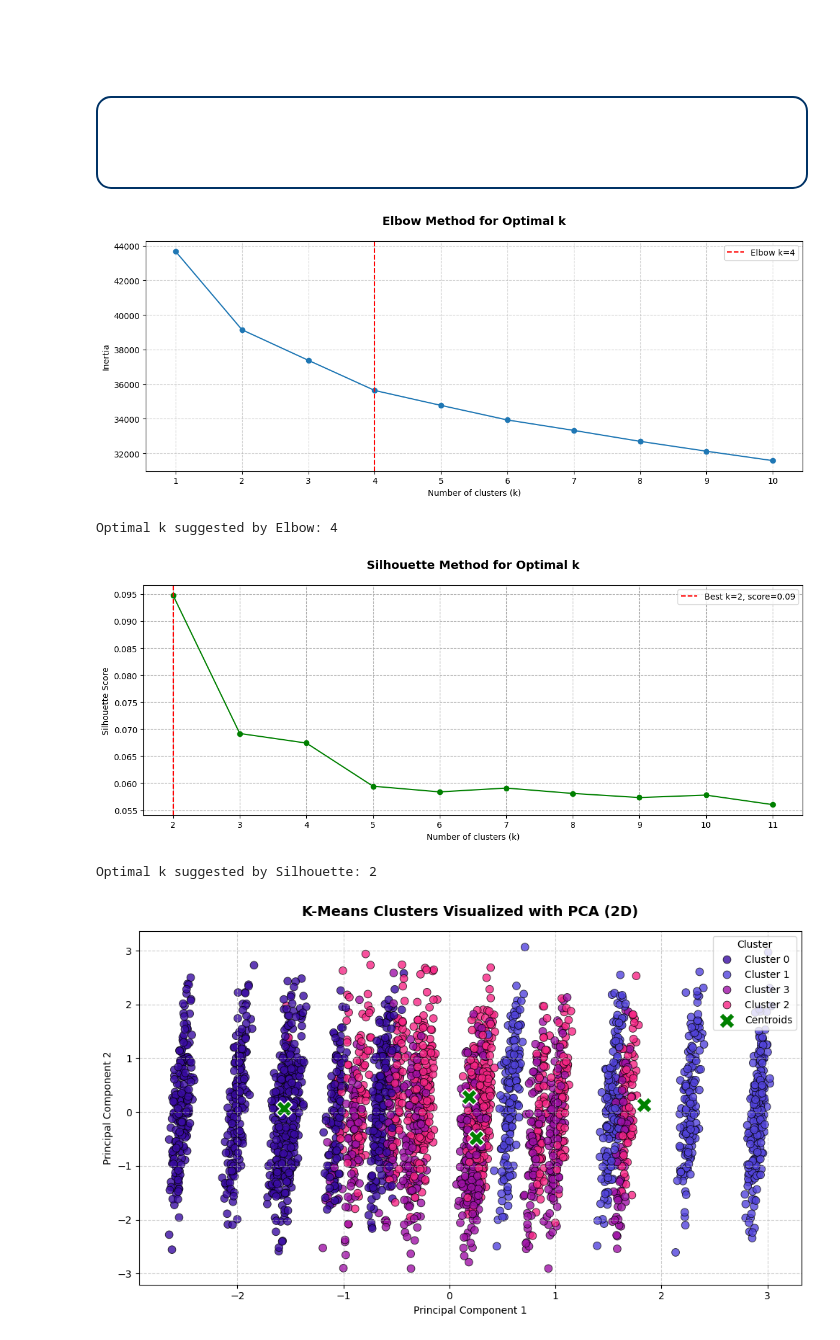
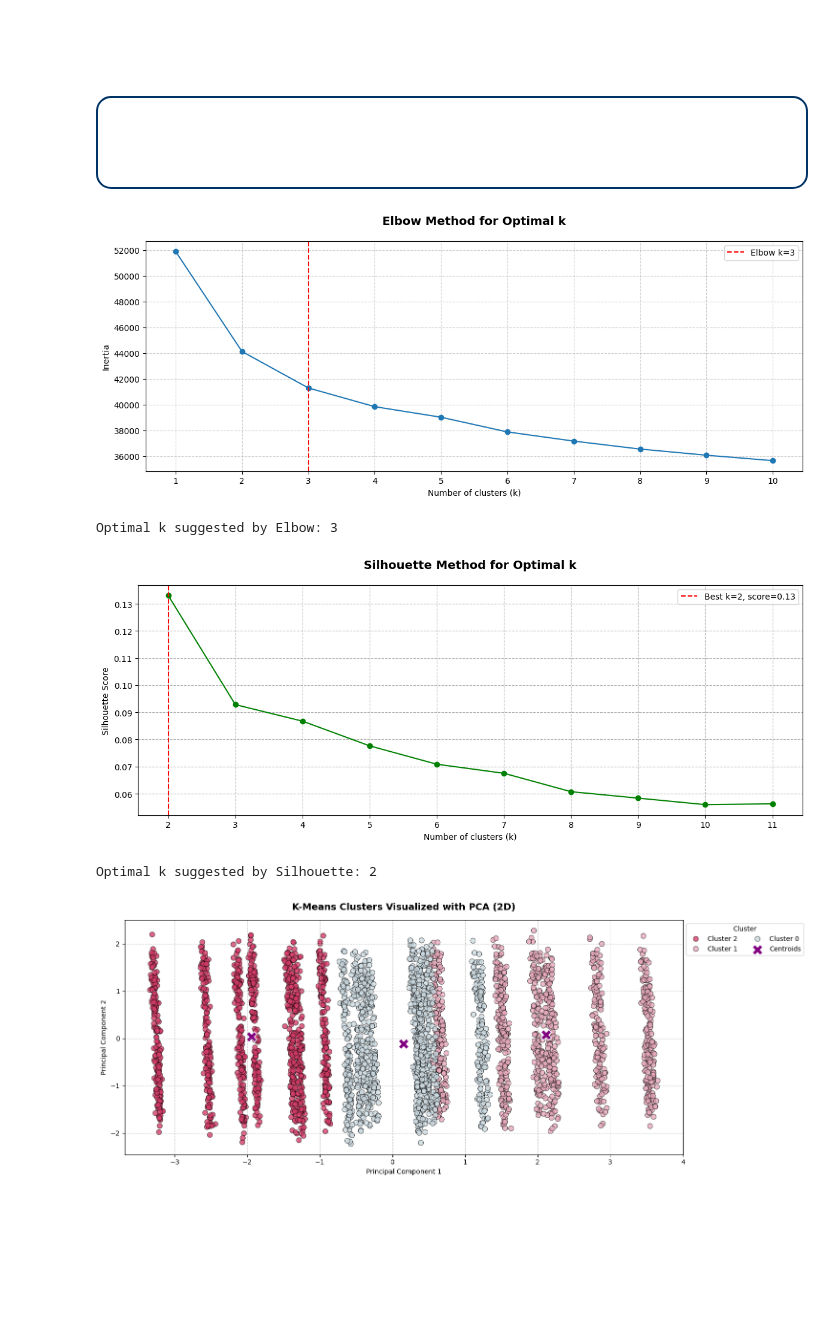
Before and after one commit to daominhthuan42/kaggle-portfolio, a Jupyter notebook: 24-ecommerce-customer-experience/ecommerce.ipynb, the cells around one changed output. Cells and saved outputs as stored; diff of their text form; code cells hidden in the pictures; blank space fills up the shorter version.

```diff
--- a/24-ecommerce-customer-experience/ecommerce.ipynb
+++ b/24-ecommerce-customer-experience/ecommerce.ipynb
@@ -1370,8 +1382,19 @@ No significant difference between the two regions.
 </div>
 # %% [markdown]
 ## Re-check and Handling Skew
+# %%
+import time
+df["Ngày_đặt_hàng"] = pd.to_datetime(df["Ngày_đặt_hàng"], format="%Y-%m-%d")
+df["Ngày_đặt_hàng"] = df["Ngày_đặt_hàng"].apply(lambda x: int(time.mktime(x.timetuple())))
+
+df = pd.merge(df, rfm_df[["Mã_KH", "RFM_Segment"]], on="Mã_KH", how="inner")
+merged_df = pd.merge(df, clv_df[["Mã_KH", "CLV", "CLV_Segment"]], on="Mã_KH", how="inner")
+
+num_features = ["Giờ_đặt_hàng", "Độ_tuổi", "SL_mua", "Giá_đơn_vị", "Tổng_giá_trị", "TG_giao_hàng_(ngày)", "Ngày_đặt_hàng", "CLV"]
+cat_features = ["Giới_tính", "Khu_vực", "Loại_SP", "Kênh_bán", "PT_thanh_toán", "Trạng_thái",
+                "Khiếu_nại", "Mã_chiến_dịch", "Đánh_giá_sao", "Số_lượt_chat", "RFM_Segment", "CLV_Segment"]
 # %%
-skew_feature, skew_df = check_skewness(data=df, numerical_features=num_features)
+skew_feature, skew_df = check_skewness(data=merged_df, numerical_features=num_features)
 # %% [output]
 🔍 Skewness for dataset:
 ----------------------------------------------------------------------
@@ -1464,7 +1489,7 @@ def handle_skewed_features(
 
     return df, transformed_cols, high_zero_cols, auto_skewed, pt_dict
 # %%
-processed_df, transformed_columns, sparse_columns, skewed_columns, pt_dict = handle_skewed_features(df=df, num_features=skew_feature)
-num_features = ["Giờ_đặt_hàng", "Độ_tuổi", "SL_mua", "Giá_đơn_vị", "PT_Tổng_giá_trị", "TG_giao_hàng_(ngày)"]
+processed_df, transformed_columns, sparse_columns, skewed_columns, pt_dict = handle_skewed_features(df=merged_df, num_features=skew_feature)
+num_features = ["Giờ_đặt_hàng", "Độ_tuổi", "SL_mua", "Giá_đơn_vị", "PT_Tổng_giá_trị", "TG_giao_hàng_(ngày)", "Ngày_đặt_hàng", "PT_CLV"]
 skew_feature, skew_df = check_skewness(data=processed_df, numerical_features=num_features)
 # %% [output]
@@ -1497,9 +1524,4 @@ checking_outlier(list_feature=num_features, df=processed_df, dataset_name="Data"
 ***Because the outliers account for only a small proportion, you can safely apply **StandardScaler** directly without trimming or replacing any values.***
 # %% [markdown]
 ## Scale and Encoding
-# %%
-import time
-
-processed_df["Ngày_đặt_hàng"] = pd.to_datetime(processed_df["Ngày_đặt_hàng"], format="%Y-%m-%d")
-processed_df["Ngày_đặt_hàng"] = processed_df["Ngày_đặt_hàng"].apply(lambda x: int(time.mktime(x.timetuple())))
 # %%
@@ -1587,8 +1608,8 @@ plt.show()
 
 print(f"Optimal k suggested by Elbow: {k_best_elbow}")
 # %% [output]
-[figure, old version]
+[figure, new version]
-Optimal k suggested by Elbow: 4
+Optimal k suggested by Elbow: 3
 # %%
 from sklearn.metrics import silhouette_score
 
@@ -1624,46 +1645,46 @@ plt.show()
 
 print(f"Optimal k suggested by Silhouette: {best_k_silhouette}")
 # %% [output]
-[figure, old version]
+[figure, new version]
 Optimal k suggested by Silhouette: 2
 # %%
-# Fit K-means with the chosen number of clusters (k=4 following Elbow Method)
-kmeans = KMeans(n_clusters=4, random_state=42, n_init="auto")
+# Fit K-means with the chosen number of clusters.
+kmeans = KMeans(n_clusters=3, random_state=42, n_init="auto")
 kmeans.fit(X_use)
 
 # Assign clusters and calculate distance to cluster centroid
-df["Cluster"] = kmeans.labels_
-df["DistanceToCentroid"] = np.linalg.norm(X_use - kmeans.cluster_centers_[kmeans.labels_], axis=1)
-df["Cluster"] = df["Cluster"].replace({0: "Cluster 0", 1: "Cluster 1",2: "Cluster 2", 3: "Cluster 3"})
+merged_df["Cluster"] = kmeans.labels_
+merged_df["DistanceToCentroid"] = np.linalg.norm(X_use - kmeans.cluster_centers_[kmeans.labels_], axis=1)
+merged_df["Cluster"] = merged_df["Cluster"].replace({0: "Cluster 0", 1: "Cluster 1",2: "Cluster 2", 3: "Cluster 3"})
 
 # --- PCA Visualization using Seaborn ---
 # Reduce dimensions to 2D for visualization
 pca = PCA(n_components=2, random_state=42)
 X_pca = pca.fit_transform(X_use)
 
 # Add PCA components to dataframe
-df["PCA1"] = X_pca[:, 0]
-df["PCA2"] = X_pca[:, 1]
+merged_df["PCA1"] = X_pca[:, 0]
+merged_df["PCA2"] = X_pca[:, 1]
 
 # Create figure
-plt.figure(figsize=(10, 6))
-sns.scatterplot(data=df, x="PCA1", y="PCA2", hue="Cluster", palette=color(n_colors=4), s=60,
+plt.figure(figsize=(15, 6))
+sns.scatterplot(data=merged_df, x="PCA1", y="PCA2", hue="Cluster", palette=color(n_colors=4), s=60,
                 alpha=0.8, edgecolor="black")
 
 # Plot centroids (transformed into PCA space)
 centroids_pca = pca.transform(kmeans.cluster_centers_)
-sns.scatterplot(x=centroids_pca[:, 0], y=centroids_pca[:, 1], s=250, color="green", marker="X", label="Centroids")
+sns.scatterplot(x=centroids_pca[:, 0], y=centroids_pca[:, 1], s=250, color="purple", marker="X", label="Centroids")
 
 # Formatting
 plt.title("K-Means Clusters Visualized with PCA (2D)", fontsize=14, weight="bold", pad=15)
 plt.xlabel("Principal Component 1")
 plt.ylabel("Principal Component 2")
-plt.legend(title="Cluster", loc="best")
+plt.legend(title="Cluster", loc="best", ncol=2, frameon=True, bbox_to_anchor=(1, 1))
 plt.grid(True, linestyle="--", alpha=0.6)
 plt.tight_layout()
 plt.show()
 # %% [output]
-[figure, old version]
+[figure, new version]
 # %% [markdown]
 **K-Means Clustering (PCA 2D Visualization)**
 
```
Also changed, not shown: parts of 20 cells of this notebook, 2 other files.
